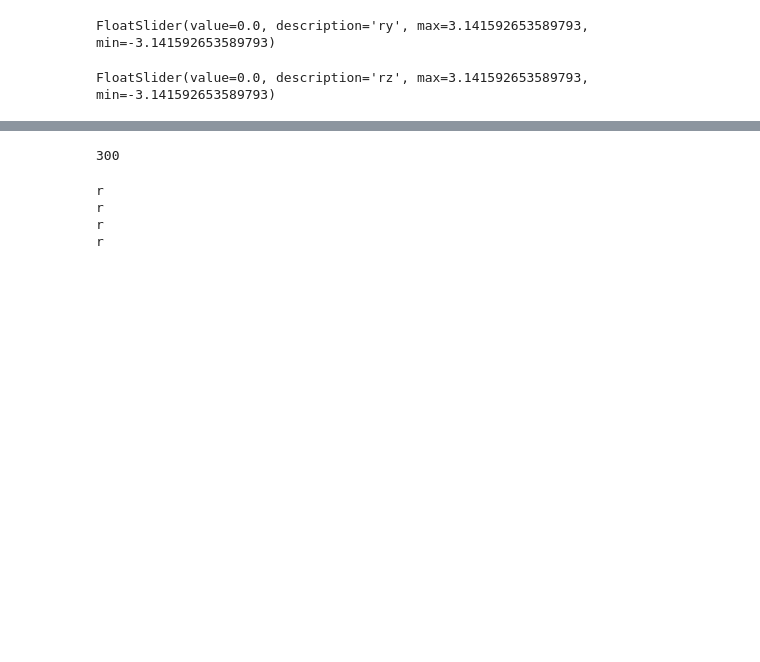
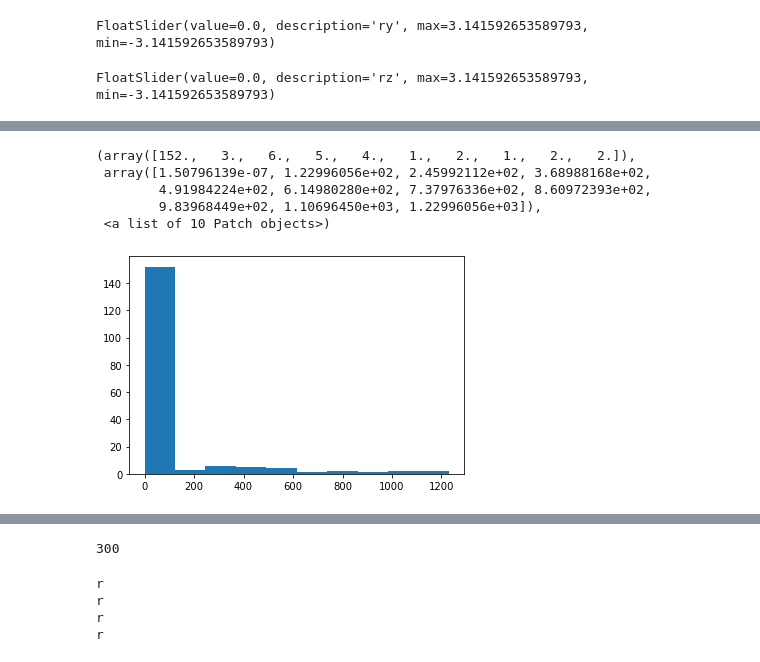
Before and after one commit to wernerpe/cvisiris_examples, a Jupyter notebook: 7dof_bins_gcs.ipynb, the cells around one changed output, grey strips where cells are left out. Drawn from its saved outputs; the diff is of its cells as text; code cells hidden in the pictures; blank space fills up the shorter version.

```diff
--- a/7dof_bins_gcs.ipynb
+++ b/7dof_bins_gcs.ipynb
@@ -278,0 +557,24 @@ res
+# %%
+from pydrake.all import RandomGenerator
+gen = RandomGenerator(43234)
+Ns = 10000
+s_reg = []
+for r in regions_red:
+    samps = []
+    for _ in range(Ns):
+        if len(samps):
+            samps.append(r.UniformSample(gen, samps[-1]))
+        else:
+
+            samps.append(r.UniformSample(gen))
+    s_reg.append(samps)
+
+frac_vol_in_collision = []
+for s in s_reg:
+    tot_col = 0
+    for pt in s:
+        if not checker.CheckConfigCollisionFree(pt):
+            tot_col+=1
+    frac_vol_in_collision.append(tot_col/Ns)
+
+print(frac_vol_in_collision)
@@ -278,0 +650,11 @@ res
+# %%
+volumes = [r.MaximumVolumeInscribedEllipsoid().Volume() for r in regions]
+# %%
+plt.hist(volumes)
+# %% [output]
+(array([152.,   3.,   6.,   5.,   4.,   1.,   2.,   1.,   2.,   2.]),
+ array([1.50796139e-07, 1.22996056e+02, 2.45992112e+02, 3.68988168e+02,
+        4.91984224e+02, 6.14980280e+02, 7.37976336e+02, 8.60972393e+02,
+        9.83968449e+02, 1.10696450e+03, 1.22996056e+03]),
+ <a list of 10 Patch objects>)
+[figure, added]
```
Also changed, not shown: parts of 60 cells of this notebook, 11 other files.
